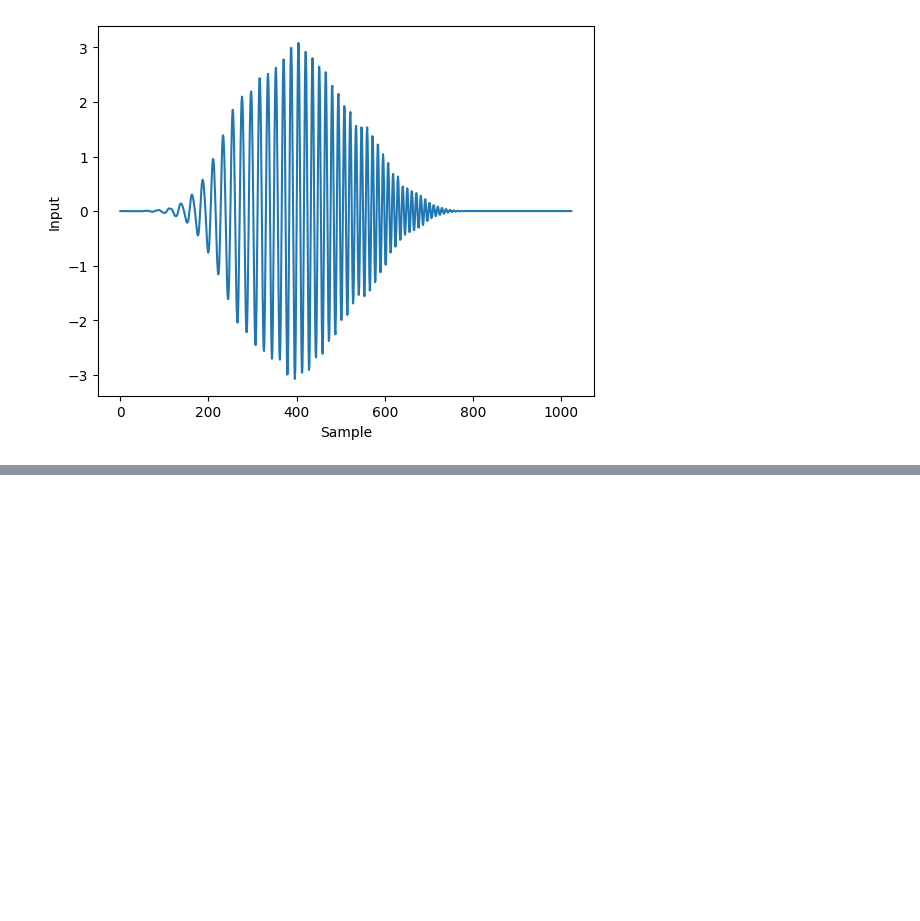
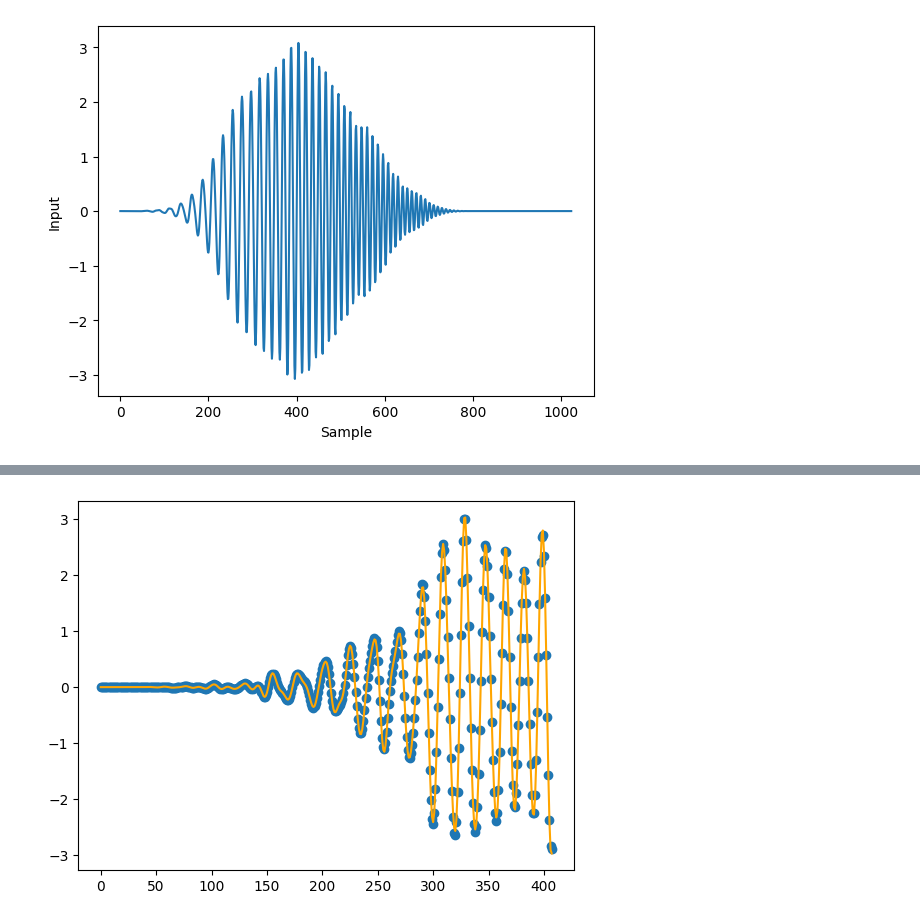
Before and after one commit to ZYVE255/encs6181_project, a Jupyter notebook: flutter.ipynb, the cells around one changed output, grey strips where cells are left out. Saved outputs shown, nothing was run; the diff lists cells and outputs as text; code cells hidden in the pictures; blank space fills up the shorter version.

```diff
--- a/flutter.ipynb
+++ b/flutter.ipynb
@@ -47,0 +118,9 @@ ls_lift_order = 1
+# %%
+t_ = np.linspace(0, Y_train.shape[0]-1, Y_train.shape[0])
+plt.scatter(t_, Y_train)
+# plt.scatter(t_, y_pred_train, color="orange")
+plt.plot(t_, y_pred_train, color="orange")
+# plt.xlim([200, 210])
+plt.show()
+# %% [output]
+[figure, added]
```
Also changed, not shown: parts of 12 cells of this notebook.
